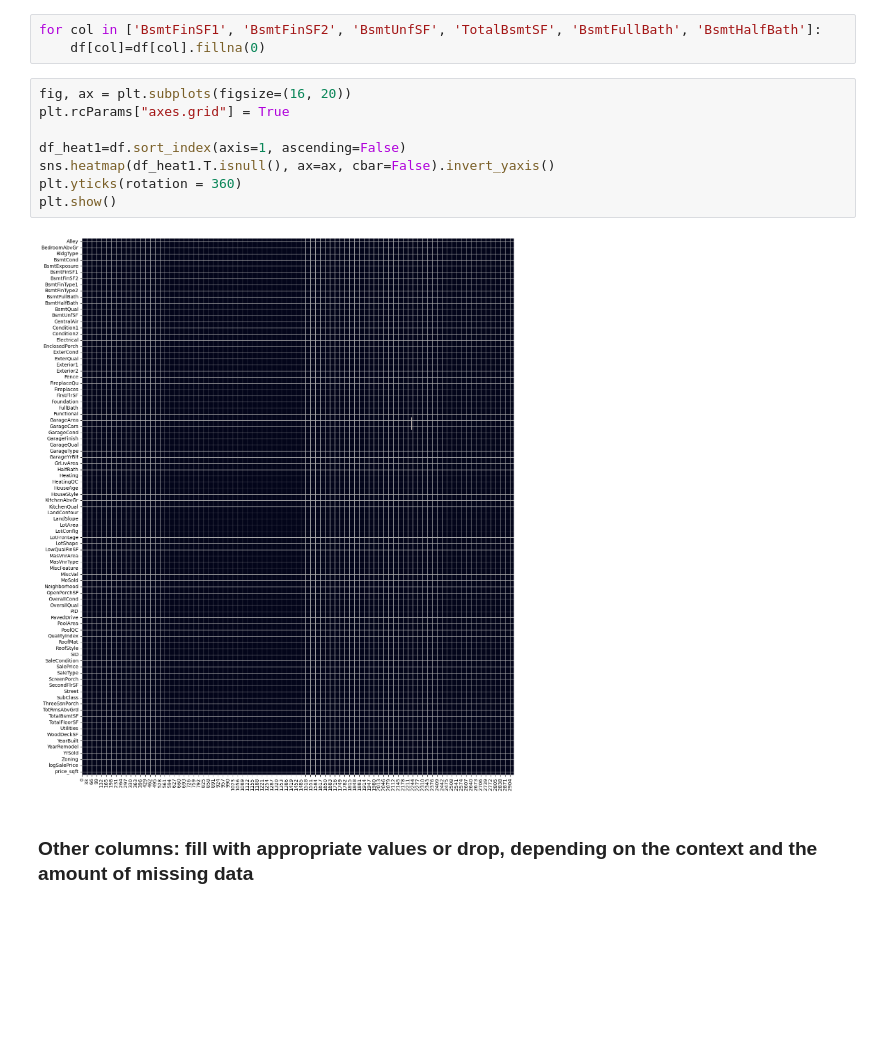
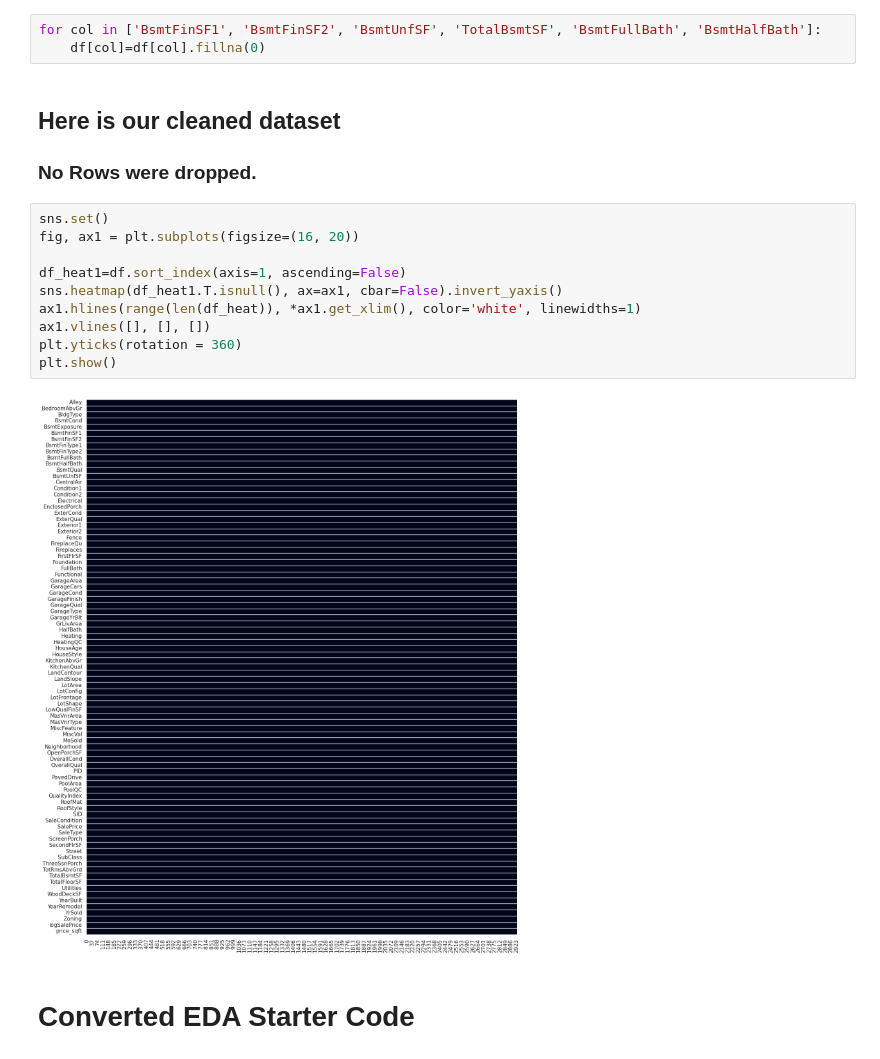
Before and after one commit to MichaelRocchio/msds_410, a Jupyter notebook: Assignment_1/rocchio_assign1.ipynb, the cells around one changed output. Cells and saved outputs as stored; diff of their text form; blank space fills up the shorter version.

```diff
--- a/Assignment_1/rocchio_assign1.ipynb
+++ b/Assignment_1/rocchio_assign1.ipynb
@@ -197,18 +204,24 @@ for col in ['BsmtQual', 'BsmtCond', 'BsmtExposure', 'BsmtFinType1', 'BsmtFinType
 # %%
 for col in ['BsmtFinSF1', 'BsmtFinSF2', 'BsmtUnfSF', 'TotalBsmtSF', 'BsmtFullBath', 'BsmtHalfBath']:
     df[col]=df[col].fillna(0)
+# %% [markdown]
+## Here is our cleaned dataset
+
+### No Rows were dropped.
 # %%
-fig, ax = plt.subplots(figsize=(16, 20))
-plt.rcParams["axes.grid"] = True
+sns.set()
+fig, ax1 = plt.subplots(figsize=(16, 20))
 
 df_heat1=df.sort_index(axis=1, ascending=False)
-sns.heatmap(df_heat1.T.isnull(), ax=ax, cbar=False).invert_yaxis()
+sns.heatmap(df_heat1.T.isnull(), ax=ax1, cbar=False).invert_yaxis()
+ax1.hlines(range(len(df_heat)), *ax1.get_xlim(), color='white', linewidths=1)
+ax1.vlines([], [], [])
 plt.yticks(rotation = 360)
 plt.show()
 # %% [output]
-[figure, old version]
+[figure, new version]
-# %% [markdown]
-### Other columns: fill with appropriate values or drop, depending on the context and the amount of missing data
+# %% [markdown]
+# Converted EDA Starter Code
 # %%
 plt.hist(df['price_sqft'])
 plt.title('Price per square foot')
```
Also changed, not shown: parts of 16 cells of this notebook.
